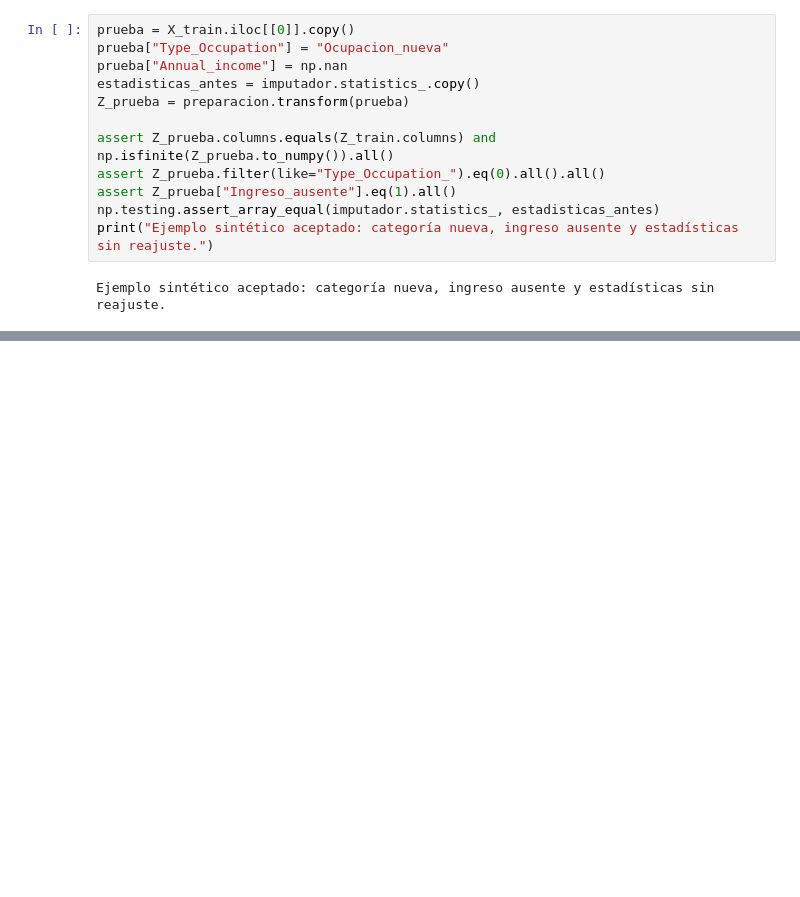
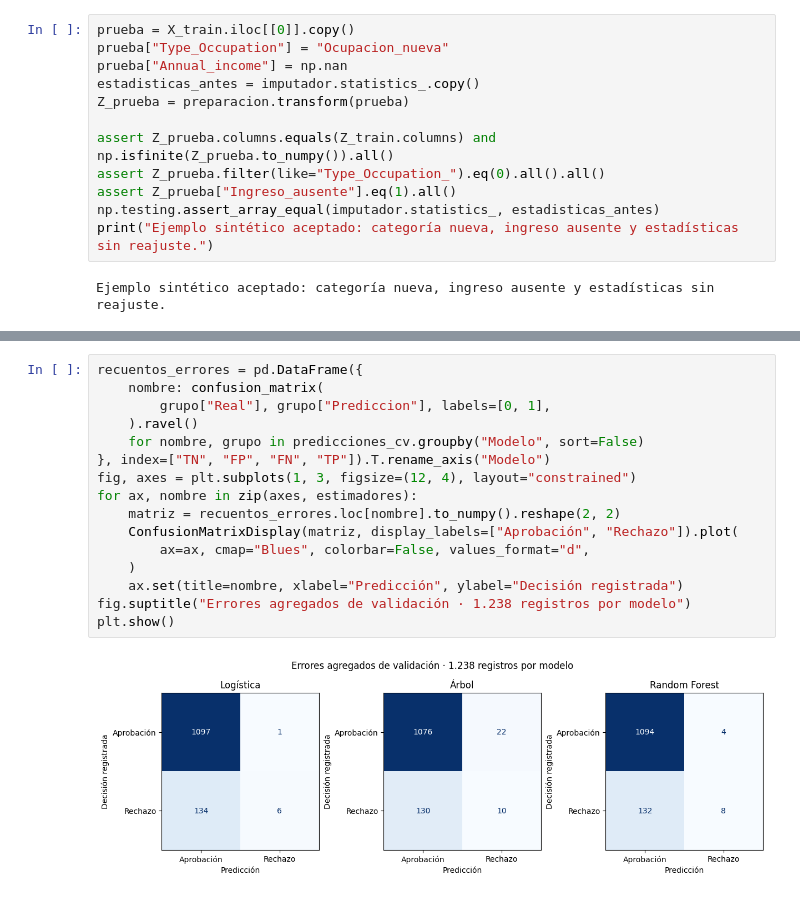
Before and after one commit to toni-oc/clasificacion-solicitudes-tarjeta, a Jupyter notebook: notebooks/01-analisis-y-modelado.ipynb, the cells around one changed output, grey strips where cells are left out. Drawn from its saved outputs; the diff is of its cells as text; blank space fills up the shorter version.

```diff
--- a/notebooks/01-analisis-y-modelado.ipynb
+++ b/notebooks/01-analisis-y-modelado.ipynb
@@ -717,0 +877,18 @@ Pendiente de desarrollo: evaluar las referencias, regresión logística, árbol
+# %%
+recuentos_errores = pd.DataFrame({
+    nombre: confusion_matrix(
+        grupo["Real"], grupo["Prediccion"], labels=[0, 1],
+    ).ravel()
+    for nombre, grupo in predicciones_cv.groupby("Modelo", sort=False)
+}, index=["TN", "FP", "FN", "TP"]).T.rename_axis("Modelo")
+fig, axes = plt.subplots(1, 3, figsize=(12, 4), layout="constrained")
+for ax, nombre in zip(axes, estimadores):
+    matriz = recuentos_errores.loc[nombre].to_numpy().reshape(2, 2)
+    ConfusionMatrixDisplay(matriz, display_labels=["Aprobación", "Rechazo"]).plot(
+        ax=ax, cmap="Blues", colorbar=False, values_format="d",
+    )
+    ax.set(title=nombre, xlabel="Predicción", ylabel="Decisión registrada")
+fig.suptitle("Errores agregados de validación · 1.238 registros por modelo")
+plt.show()
+# %% [output]
+[figure, added]
```
Also changed, not shown: parts of 30 cells of this notebook, 8 other files.
